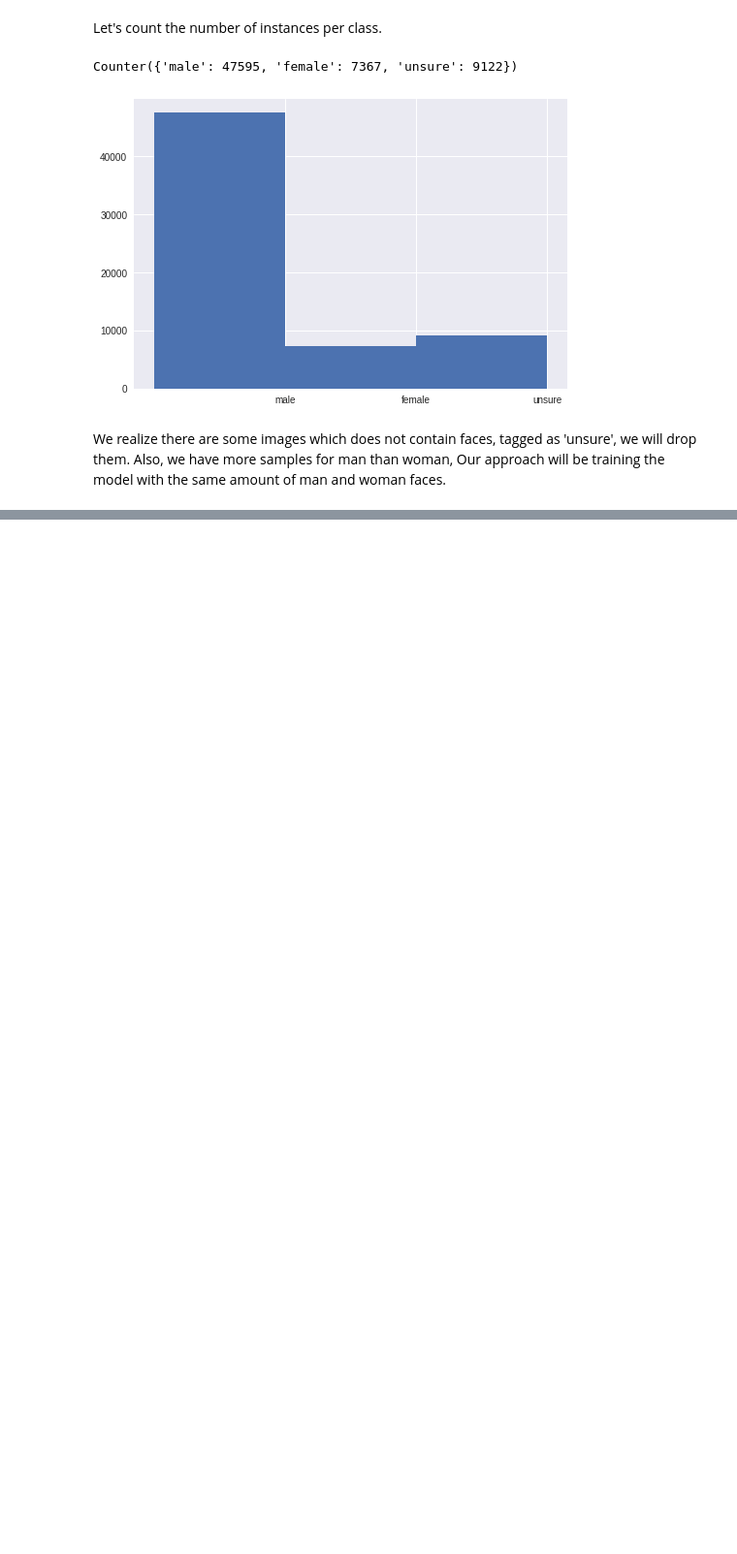
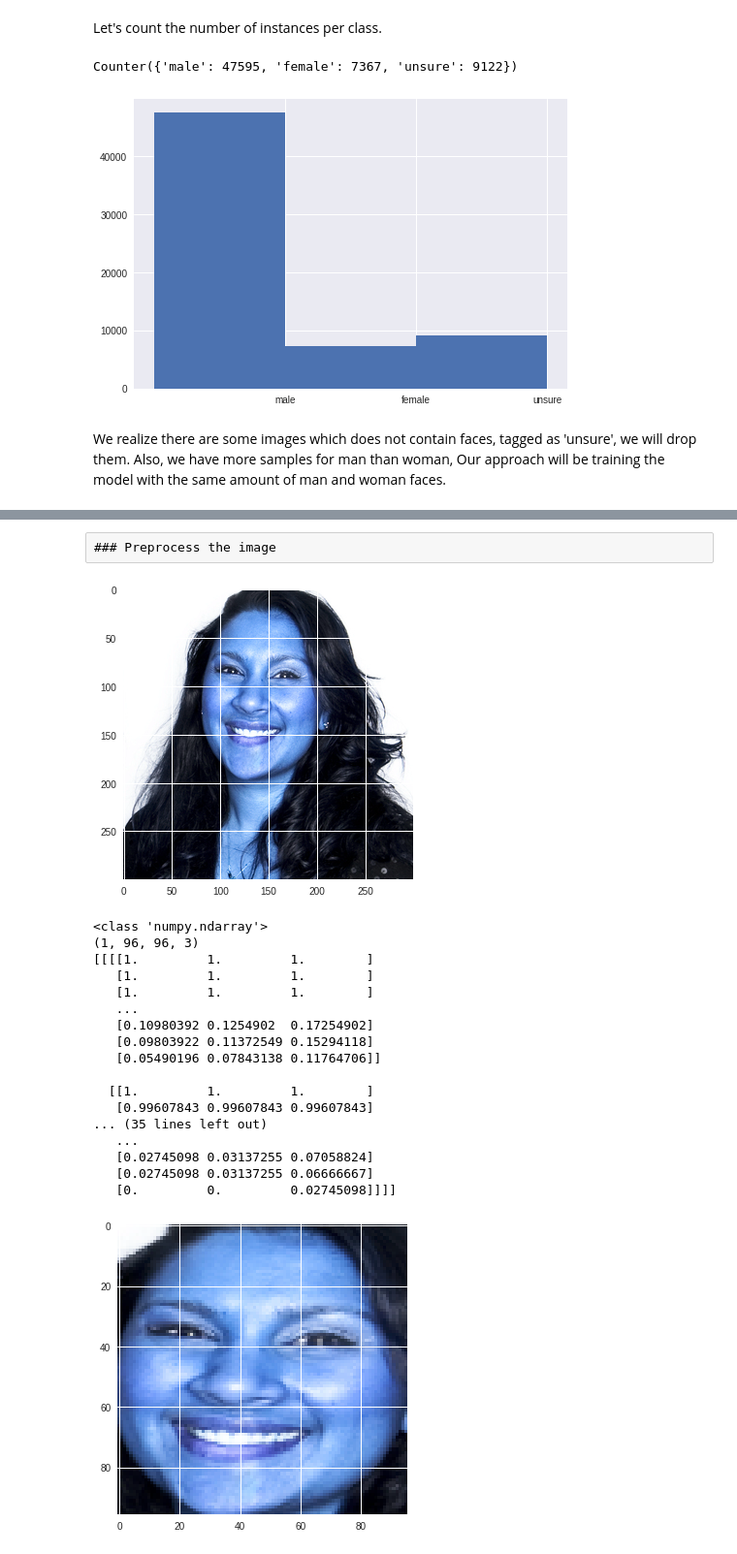
Before and after one commit to Ang3lino/mlnn, a Jupyter notebook: projects/2/gender_classification.ipynb, the cells around one changed output, grey strips where cells are left out. Shown: that part at 97% size. Drawn from its saved outputs; the diff is of its cells as text; code cells hidden in the pictures; blank space fills up the shorter version.

```diff
--- a/projects/2/gender_classification.ipynb
+++ b/projects/2/gender_classification.ipynb
@@ -82,5 +105,4 @@ display('''Lenght without "unsure" labels''', df.shape)
 # %%
-X = df['image_url'].values  # list of urls where will be able to download the image
-y = np.array(df['please_select_the_gender_of_the_person_in_the_picture'].values)
 
-X[:5], y[:5]
+X = df['url'].values  # list of urls where will be able to download the image
+y = df['gender'].values
@@ -94,0 +191,2 @@ X[:5], y[:5]
+# %%
+X, y = set_local_dataset(df, 512)
@@ -94,0 +211,57 @@ X[:5], y[:5]
+# %% [raw]
+### Preprocess the image
+# %%
+
+
+def faces_from_image(image: np.array) -> np.array:
+    faces = []
+    face, confidence = cv.detect_face(image)
+    for f in face:
+        (startX, startY) = f[0], f[1]
+        (endX, endY) = f[2], f[3]
+        # cv2.rectangle(image, (startX,startY), (endX,endY), (0,255,0), 2)  # draw rectangle over face
+        face_crop = np.copy(image[startY:endY, startX:endX])  # crop the detected face region
+
+        # preprocessing for gender detection model
+        try:
+            face_crop = cv2.resize(face_crop, (96,96))   # Resize every single image for the neural network
+        except Exception as e:
+            print(e)
+            return None
+        face_crop = face_crop.astype("float") / 255.0  # normalize the image, as type float
+        face_crop = img_to_array(face_crop)
+        # face_crop = np.expand_dims(face_crop, axis=0)
+        faces.append(face_crop)
+    return np.array(faces)
+# %%
+def plot_img(img):
+    plt.imshow(img)
+    plt.show()
+# %%
+img = X[15]
+plot_img(img)
+faces = faces_from_image(img)
+print(type(faces))
+print(faces.shape)
+print(faces)
+plot_img(faces[0])
+# %% [output]
+[figure, added]
+<class 'numpy.ndarray'>
+(1, 96, 96, 3)
+[[[[1.         1.         1.        ]
+   [1.         1.         1.        ]
+   [1.         1.         1.        ]
+   ...
+   [0.10980392 0.1254902  0.17254902]
+   [0.09803922 0.11372549 0.15294118]
+   [0.05490196 0.07843138 0.11764706]]
+
+  [[1.         1.         1.        ]
+   [0.99607843 0.99607843 0.99607843]
+... (35 lines left out)
+   ...
+   [0.02745098 0.03137255 0.07058824]
+   [0.02745098 0.03137255 0.06666667]
+   [0.         0.         0.02745098]]]]
+[figure, added]
```
Also changed, not shown: parts of 27 cells of this notebook.
